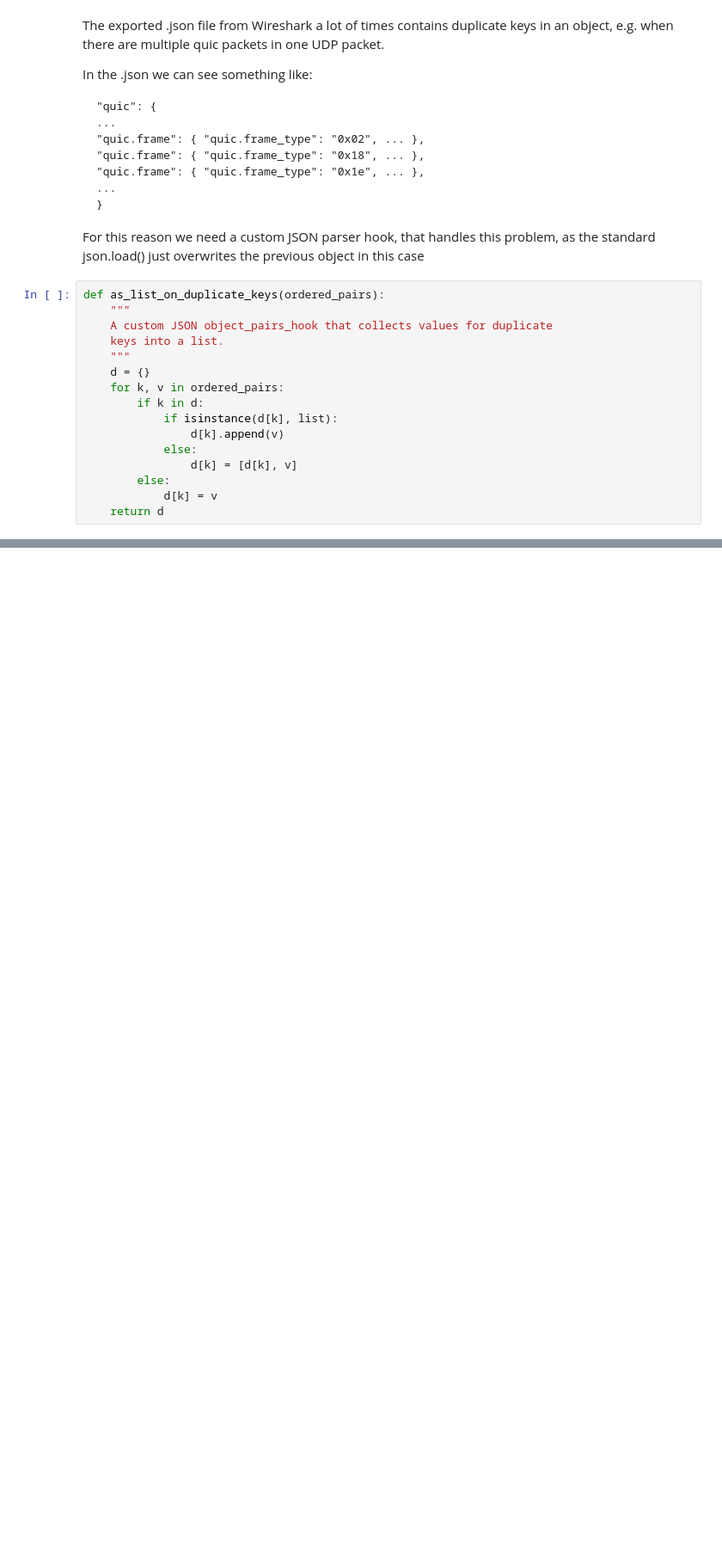
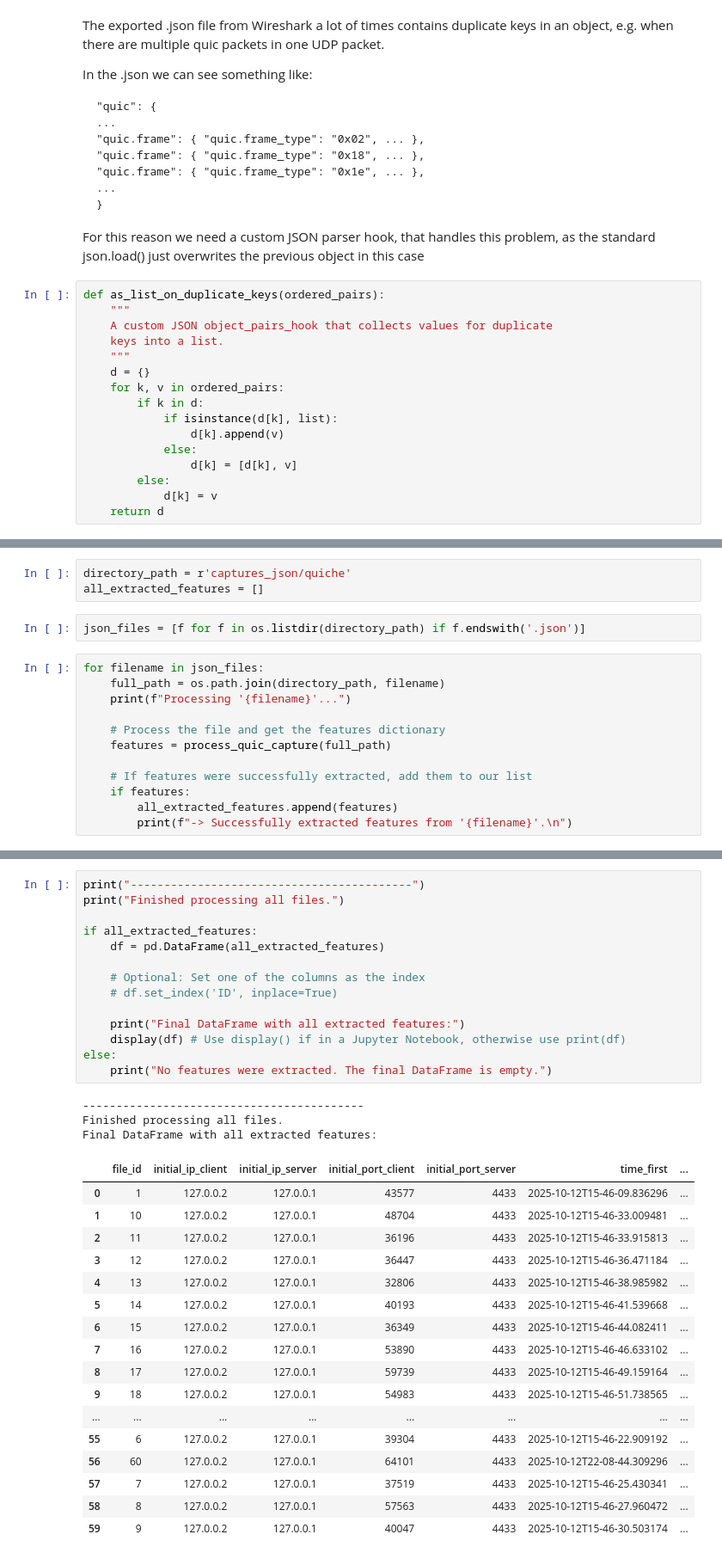
Before and after one commit to imets01/synthetic_network_data_gen, a Jupyter notebook: script.ipynb, the cells around one changed output, grey strips where cells are left out. Shown: that part at 86% size. Drawn from its saved outputs; the diff is of its cells as text; blank space fills up the shorter version.

```diff
--- a/script.ipynb
+++ b/script.ipynb
@@ -400,0 +463,17 @@ Extracted Features (Corrected Migration & Direction Logic):
+# %%
+directory_path = r'captures_json/quiche'
+all_extracted_features = []
+# %%
+json_files = [f for f in os.listdir(directory_path) if f.endswith('.json')]
+# %%
+for filename in json_files:
+    full_path = os.path.join(directory_path, filename)
+    print(f"Processing '{filename}'...")
+
+    # Process the file and get the features dictionary
+    features = process_quic_capture(full_path)
+
+    # If features were successfully extracted, add them to our list
+    if features:
+        all_extracted_features.append(features)
+        print(f"-> Successfully extracted features from '{filename}'.\n")
@@ -400,0 +498,35 @@ Extracted Features (Corrected Migration & Direction Logic):
+# %%
+print("------------------------------------------")
+print("Finished processing all files.")
+
+if all_extracted_features:
+    df = pd.DataFrame(all_extracted_features)
+
+    # Optional: Set one of the columns as the index
+    # df.set_index('ID', inplace=True)
+
+    print("Final DataFrame with all extracted features:")
+    display(df) # Use display() if in a Jupyter Notebook, otherwise use print(df)
+else:
+    print("No features were extracted. The final DataFrame is empty.")
+# %% [output]
+------------------------------------------
+Finished processing all files.
+Final DataFrame with all extracted features:
+|  | file_id | initial_ip_client | initial_ip_server | initial_port_client | initial_port_server | time_first | ... |
+| 0 | 1 | 127.0.0.2 | 127.0.0.1 | 43577 | 4433 | 2025-10-12T15-46-09.836296 | ... |
+| 1 | 10 | 127.0.0.2 | 127.0.0.1 | 48704 | 4433 | 2025-10-12T15-46-33.009481 | ... |
+| 2 | 11 | 127.0.0.2 | 127.0.0.1 | 36196 | 4433 | 2025-10-12T15-46-33.915813 | ... |
+| 3 | 12 | 127.0.0.2 | 127.0.0.1 | 36447 | 4433 | 2025-10-12T15-46-36.471184 | ... |
+| 4 | 13 | 127.0.0.2 | 127.0.0.1 | 32806 | 4433 | 2025-10-12T15-46-38.985982 | ... |
+| 5 | 14 | 127.0.0.2 | 127.0.0.1 | 40193 | 4433 | 2025-10-12T15-46-41.539668 | ... |
+| 6 | 15 | 127.0.0.2 | 127.0.0.1 | 36349 | 4433 | 2025-10-12T15-46-44.082411 | ... |
+| 7 | 16 | 127.0.0.2 | 127.0.0.1 | 53890 | 4433 | 2025-10-12T15-46-46.633102 | ... |
+| 8 | 17 | 127.0.0.2 | 127.0.0.1 | 59739 | 4433 | 2025-10-12T15-46-49.159164 | ... |
+| 9 | 18 | 127.0.0.2 | 127.0.0.1 | 54983 | 4433 | 2025-10-12T15-46-51.738565 | ... |
+| ... | ... | ... | ... | ... | ... | ... | ... |
+| 55 | 6 | 127.0.0.2 | 127.0.0.1 | 39304 | 4433 | 2025-10-12T15-46-22.909192 | ... |
+| 56 | 60 | 127.0.0.2 | 127.0.0.1 | 64101 | 4433 | 2025-10-12T22-08-44.309296 | ... |
+| 57 | 7 | 127.0.0.2 | 127.0.0.1 | 37519 | 4433 | 2025-10-12T15-46-25.430341 | ... |
+| 58 | 8 | 127.0.0.2 | 127.0.0.1 | 57563 | 4433 | 2025-10-12T15-46-27.960472 | ... |
+| 59 | 9 | 127.0.0.2 | 127.0.0.1 | 40047 | 4433 | 2025-10-12T15-46-30.503174 | ... |
```
Also changed, not shown: parts of 11 cells of this notebook, 1 other file.
